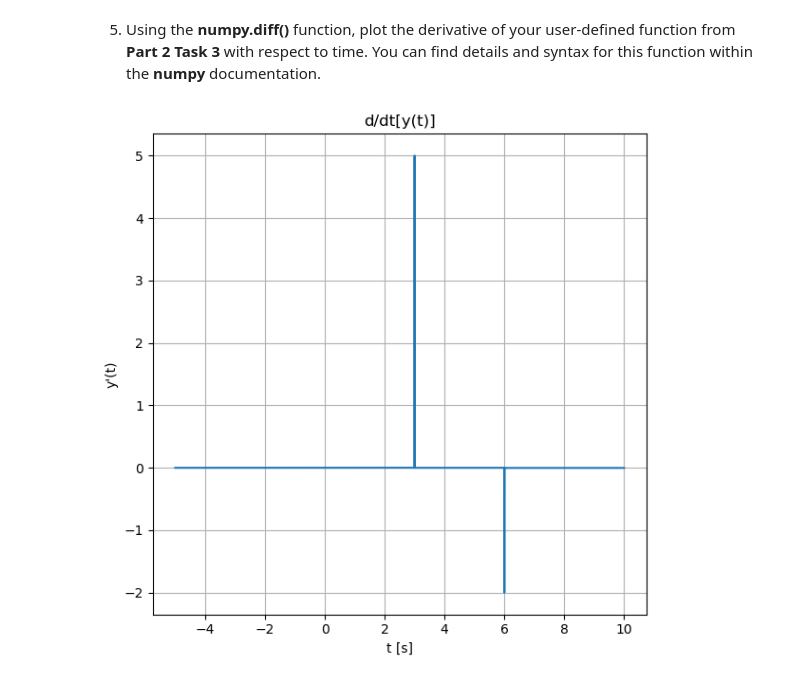
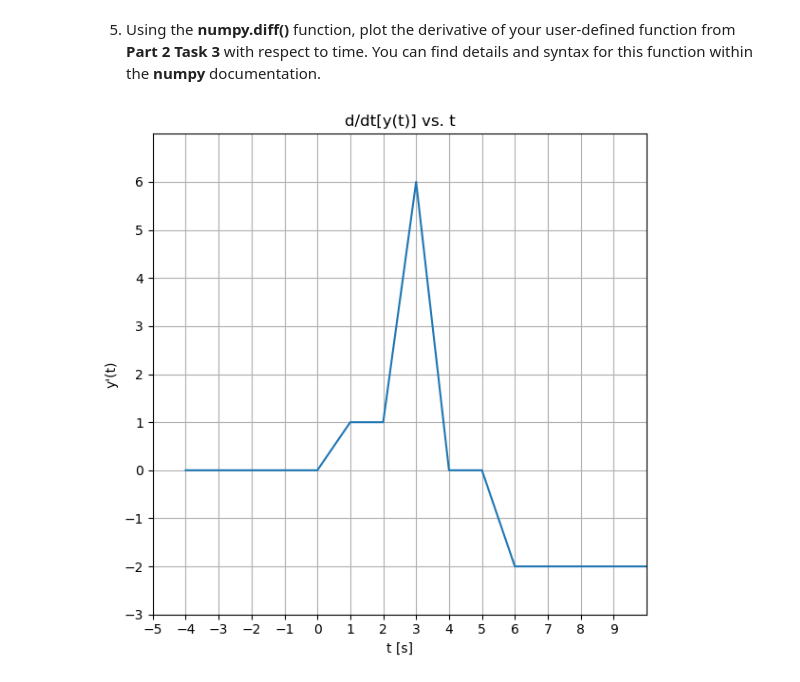
Before and after one commit to ItsGoodToasted/ECE351-Code, a Jupyter notebook: Lab2/ECE_351_Lab_2_Nigel_Lee.ipynb, the cells around one changed output. Cells and saved outputs as stored; diff of their text form; code cells hidden in the pictures.

```diff
--- a/Lab2/ECE_351_Lab_2_Nigel_Lee.ipynb
+++ b/Lab2/ECE_351_Lab_2_Nigel_Lee.ipynb
@@ -323,23 +329,24 @@ plt.show()
 5. Using the **numpy.diff()** function, plot the derivative of your user-defined function from **Part 2 Task 3** with respect to time. You can find details and syntax for this function within the **numpy** documentation.
 # %%
 # Insert code plotting the derivative of your function here
-step = 1e-3
+step = 1e0 #step size of 1s,
 t = np.arange(-5, 10 + step, step)
 y = derivF(t)
 
-dy = np.diff(y)
-dt = t[:-1]
+dy = np.diff(y) #differences between entries in y array
+dt = np.diff(t) #differences between entries in t array
+dydt = dy/dt
 
 plt.figure(figsize=(6,6))
-plt.plot(dt,dy)
+plt.plot(t[1:],dydt) #first value of t array truncated to match dydt array
 plt.grid()
 plt.ylabel("y'(t)")
 plt.xlabel("t [s]")
-plt.title("d/dt[y(t)]")
-#plt.xticks(np.arange(min(dt), max(dt), 1))
-#plt.yticks(np.arange(min(dy) - 1, max(dy) + 1, 1))
-#plt.axis([min(dt), max(dt), min(dy) - 1, max(dy) + 1])
+plt.title("d/dt[y(t)] vs. t")
+plt.xticks(np.arange(min(t), max(t), 1))
+plt.yticks(np.arange(min(dydt) - 1, max(dydt) + 1, 1))
+plt.axis([min(t), max(t), min(dydt) - 1, max(dydt) + 1])
 plt.tight_layout()
 plt.show()
 # %% [output]
-[figure, old version]
+[figure, new version]
```
Also changed, not shown: parts of 15 cells of this notebook, 1 other file.
